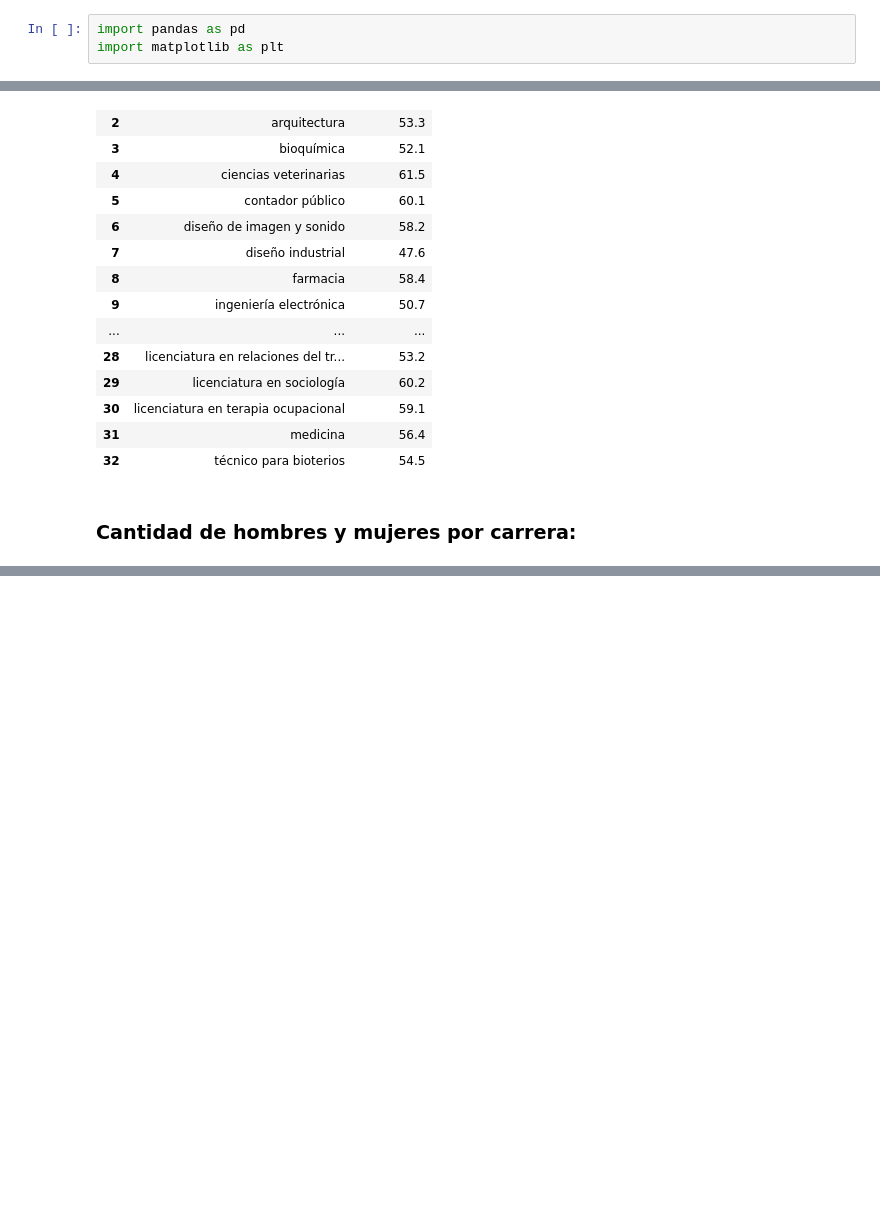
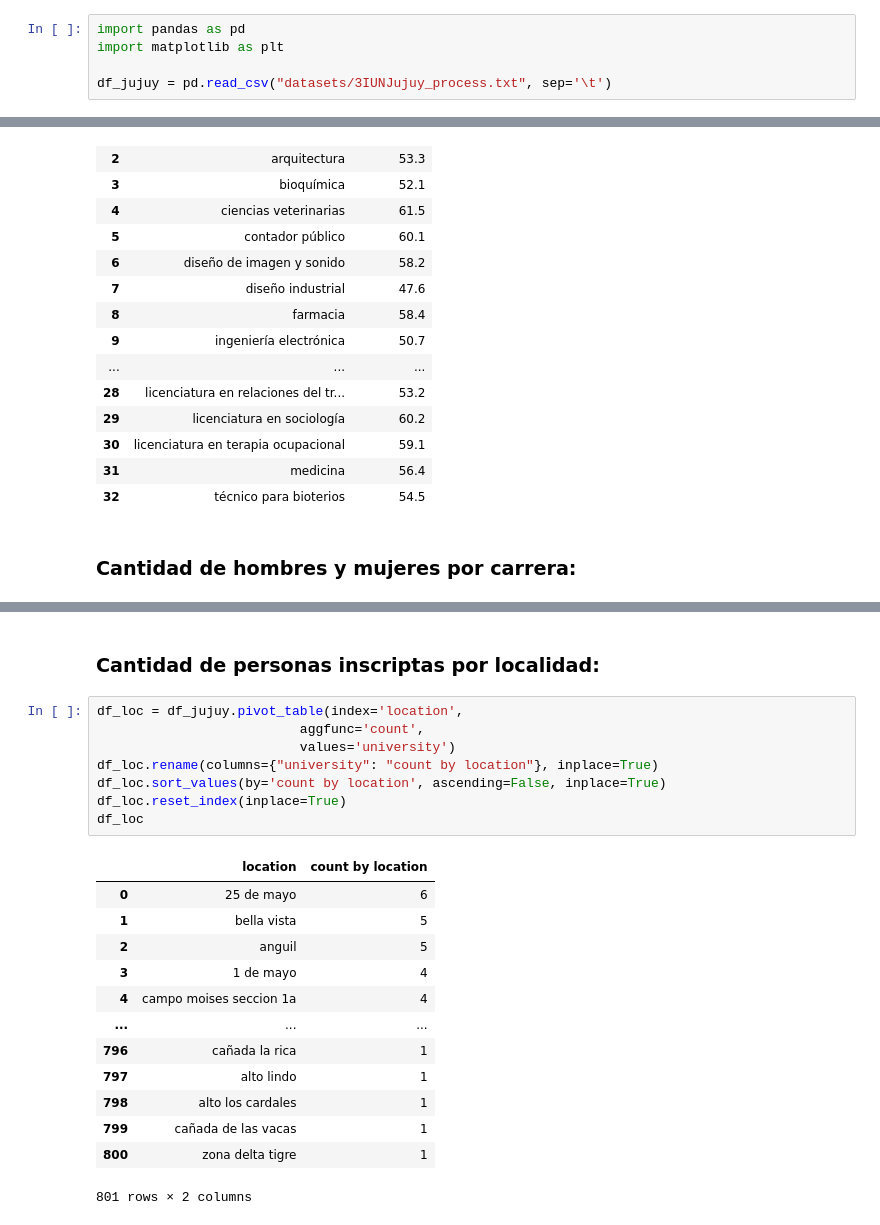
Before and after one commit to pardodiazrodrigo/Skill-Up-DA-c-Python, a Jupyter notebook: 3IPardo_notebook.ipynb, the cells around one changed output, grey strips where cells are left out. Drawn from its saved outputs; the diff is of its cells as text; blank space fills up the shorter version.

```diff
--- a/3IPardo_notebook.ipynb
+++ b/3IPardo_notebook.ipynb
@@ -19,6 +15,8 @@
 # %%
 import pandas as pd
 import matplotlib as plt
+
+df_jujuy = pd.read_csv("datasets/3IUNJujuy_process.txt", sep='\t')
 # %% [markdown]
 ### Cantidad de inscriptos por carrera:
 # %%
@@ -100,3 +96,27 @@ df_gen
 | 64 | male | medicina | 27 |
 | 65 | male | técnico para bioterios | 19 |
 66 rows × 3 columns
+# %% [markdown]
+### Cantidad de personas inscriptas por localidad:
+# %%
+df_loc = df_jujuy.pivot_table(index='location',
+                          aggfunc='count',
+                          values='university')
+df_loc.rename(columns={"university": "count by location"}, inplace=True)
+df_loc.sort_values(by='count by location', ascending=False, inplace=True)
+df_loc.reset_index(inplace=True)
+df_loc
+# %% [output]
+|  | location | count by location |
+| 0 | 25 de mayo | 6 |
+| 1 | bella vista | 5 |
+| 2 | anguil | 5 |
+| 3 | 1 de mayo | 4 |
+| 4 | campo moises seccion 1a | 4 |
+| ... | ... | ... |
+| 796 | cañada la rica | 1 |
+| 797 | alto lindo | 1 |
+| 798 | alto los cardales | 1 |
+| 799 | cañada de las vacas | 1 |
+| 800 | zona delta tigre | 1 |
+801 rows × 2 columns
```
Also changed, not shown: parts of 14 cells of this notebook, 1 other file.
